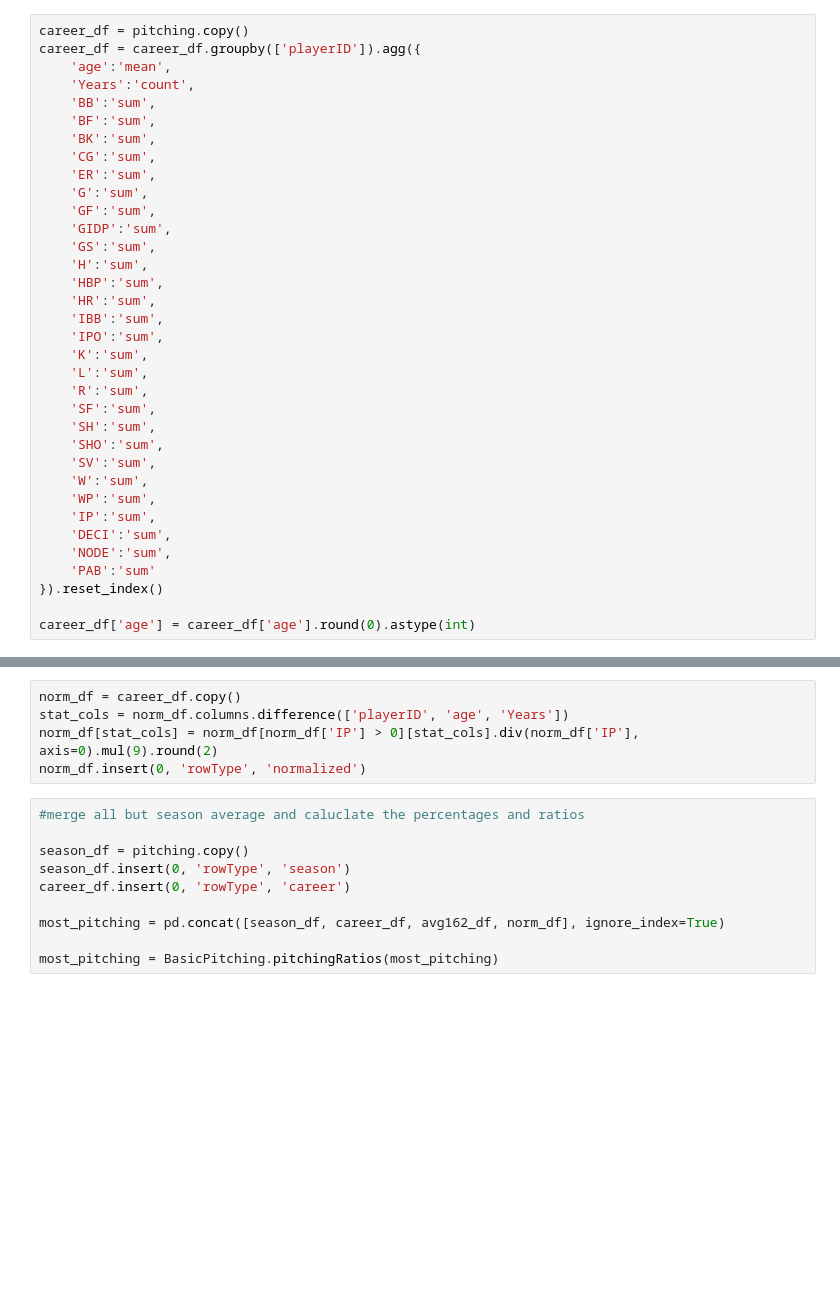
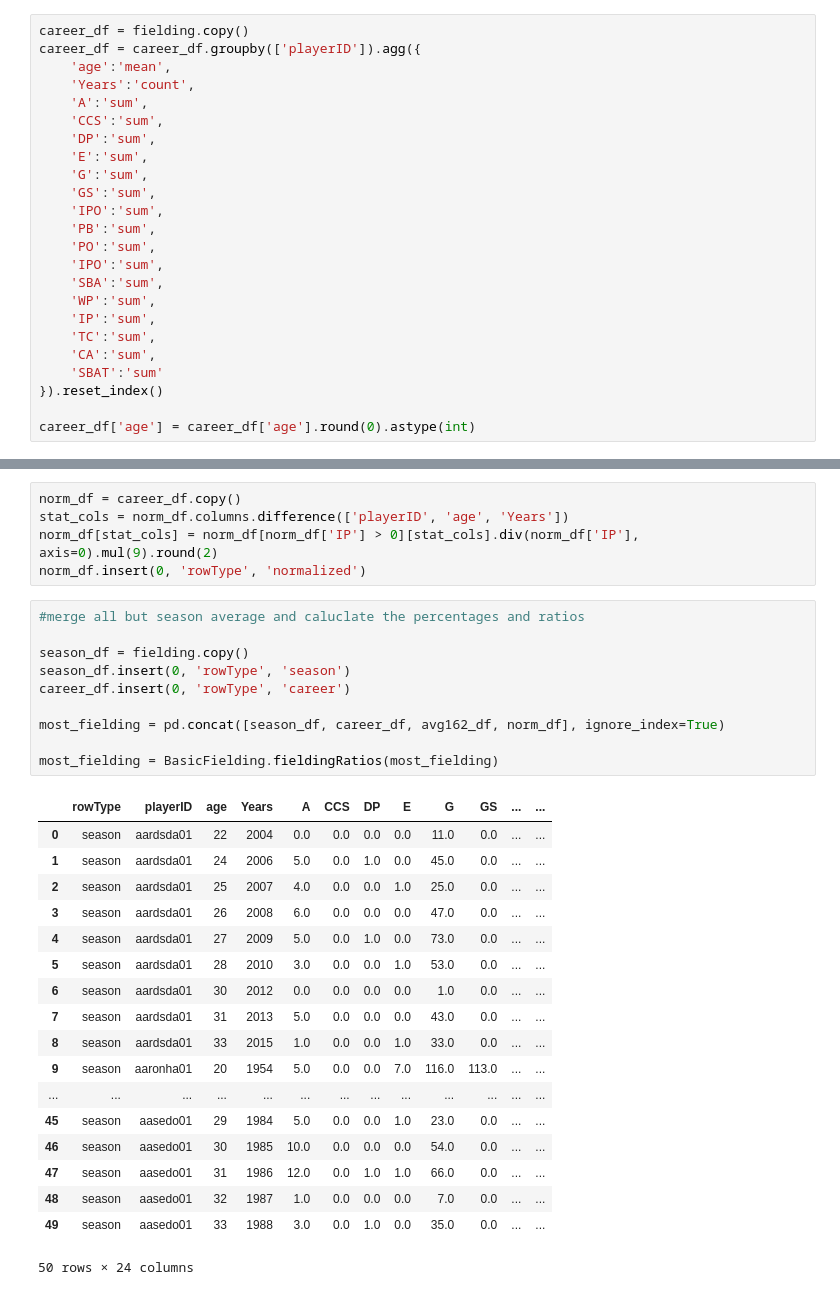
Before and after one commit to anwrak/jbbs_data, a Jupyter notebook: process_data/player_fielding.ipynb, the cells around one changed output, grey strips where cells are left out. Saved outputs shown, nothing was run; the diff lists cells and outputs as text; blank space fills up the shorter version.

```diff
--- a/process_data/player_fielding.ipynb
+++ b/process_data/player_fielding.ipynb
@@ -50,35 +58,24 @@ KeyError: 'SBA'
 # %%
-career_df = pitching.copy()
+career_df = fielding.copy()
 career_df = career_df.groupby(['playerID']).agg({
     'age':'mean',
     'Years':'count',
-    'BB':'sum',
-    'BF':'sum',
-    'BK':'sum',
-    'CG':'sum',
-    'ER':'sum',
+    'A':'sum',
+    'CCS':'sum',
+    'DP':'sum',
+    'E':'sum',
     'G':'sum',
-    'GF':'sum',
-    'GIDP':'sum',
     'GS':'sum',
-    'H':'sum',
-    'HBP':'sum',
-    'HR':'sum',
-    'IBB':'sum',
     'IPO':'sum',
-    'K':'sum',
-    'L':'sum',
-    'R':'sum',
-    'SF':'sum',
-    'SH':'sum',
-    'SHO':'sum',
-    'SV':'sum',
-    'W':'sum',
+    'PB':'sum',
+    'PO':'sum',
+    'IPO':'sum',
+    'SBA':'sum',
     'WP':'sum',
     'IP':'sum',
-    'DECI':'sum',
-    'NODE':'sum',
-    'PAB':'sum'
+    'TC':'sum',
+    'CA':'sum',
+    'SBAT':'sum'
 }).reset_index()
 
 career_df['age'] = career_df['age'].round(0).astype(int)
@@ -96,12 +93,31 @@ norm_df.insert(0, 'rowType', 'normalized')
 # %%
 #merge all but season average and caluclate the percentages and ratios
 
-season_df = pitching.copy()
+season_df = fielding.copy()
 season_df.insert(0, 'rowType', 'season')
 career_df.insert(0, 'rowType', 'career')
 
-most_pitching = pd.concat([season_df, career_df, avg162_df, norm_df], ignore_index=True)
+most_fielding = pd.concat([season_df, career_df, avg162_df, norm_df], ignore_index=True)
 
-most_pitching = BasicPitching.pitchingRatios(most_pitching)
+most_fielding = BasicFielding.fieldingRatios(most_fielding)
+# %% [output]
+|  | rowType | playerID | age | Years | A | CCS | DP | E | G | GS | ... | ... |
+| 0 | season | aardsda01 | 22 | 2004 | 0.0 | 0.0 | 0.0 | 0.0 | 11.0 | 0.0 | ... | ... |
+| 1 | season | aardsda01 | 24 | 2006 | 5.0 | 0.0 | 1.0 | 0.0 | 45.0 | 0.0 | ... | ... |
+| 2 | season | aardsda01 | 25 | 2007 | 4.0 | 0.0 | 0.0 | 1.0 | 25.0 | 0.0 | ... | ... |
+| 3 | season | aardsda01 | 26 | 2008 | 6.0 | 0.0 | 0.0 | 0.0 | 47.0 | 0.0 | ... | ... |
+| 4 | season | aardsda01 | 27 | 2009 | 5.0 | 0.0 | 1.0 | 0.0 | 73.0 | 0.0 | ... | ... |
+| 5 | season | aardsda01 | 28 | 2010 | 3.0 | 0.0 | 0.0 | 1.0 | 53.0 | 0.0 | ... | ... |
+| 6 | season | aardsda01 | 30 | 2012 | 0.0 | 0.0 | 0.0 | 0.0 | 1.0 | 0.0 | ... | ... |
+| 7 | season | aardsda01 | 31 | 2013 | 5.0 | 0.0 | 0.0 | 0.0 | 43.0 | 0.0 | ... | ... |
+| 8 | season | aardsda01 | 33 | 2015 | 1.0 | 0.0 | 0.0 | 1.0 | 33.0 | 0.0 | ... | ... |
+| 9 | season | aaronha01 | 20 | 1954 | 5.0 | 0.0 | 0.0 | 7.0 | 116.0 | 113.0 | ... | ... |
+| ... | ... | ... | ... | ... | ... | ... | ... | ... | ... | ... | ... | ... |
+| 45 | season | aasedo01 | 29 | 1984 | 5.0 | 0.0 | 0.0 | 1.0 | 23.0 | 0.0 | ... | ... |
+| 46 | season | aasedo01 | 30 | 1985 | 10.0 | 0.0 | 0.0 | 0.0 | 54.0 | 0.0 | ... | ... |
+| 47 | season | aasedo01 | 31 | 1986 | 12.0 | 0.0 | 1.0 | 1.0 | 66.0 | 0.0 | ... | ... |
+| 48 | season | aasedo01 | 32 | 1987 | 1.0 | 0.0 | 0.0 | 0.0 | 7.0 | 0.0 | ... | ... |
+| 49 | season | aasedo01 | 33 | 1988 | 3.0 | 0.0 | 1.0 | 0.0 | 35.0 | 0.0 | ... | ... |
+50 rows × 24 columns
 # %%
 #create rows for season average
```
Also changed, not shown: parts of 4 cells of this notebook.
